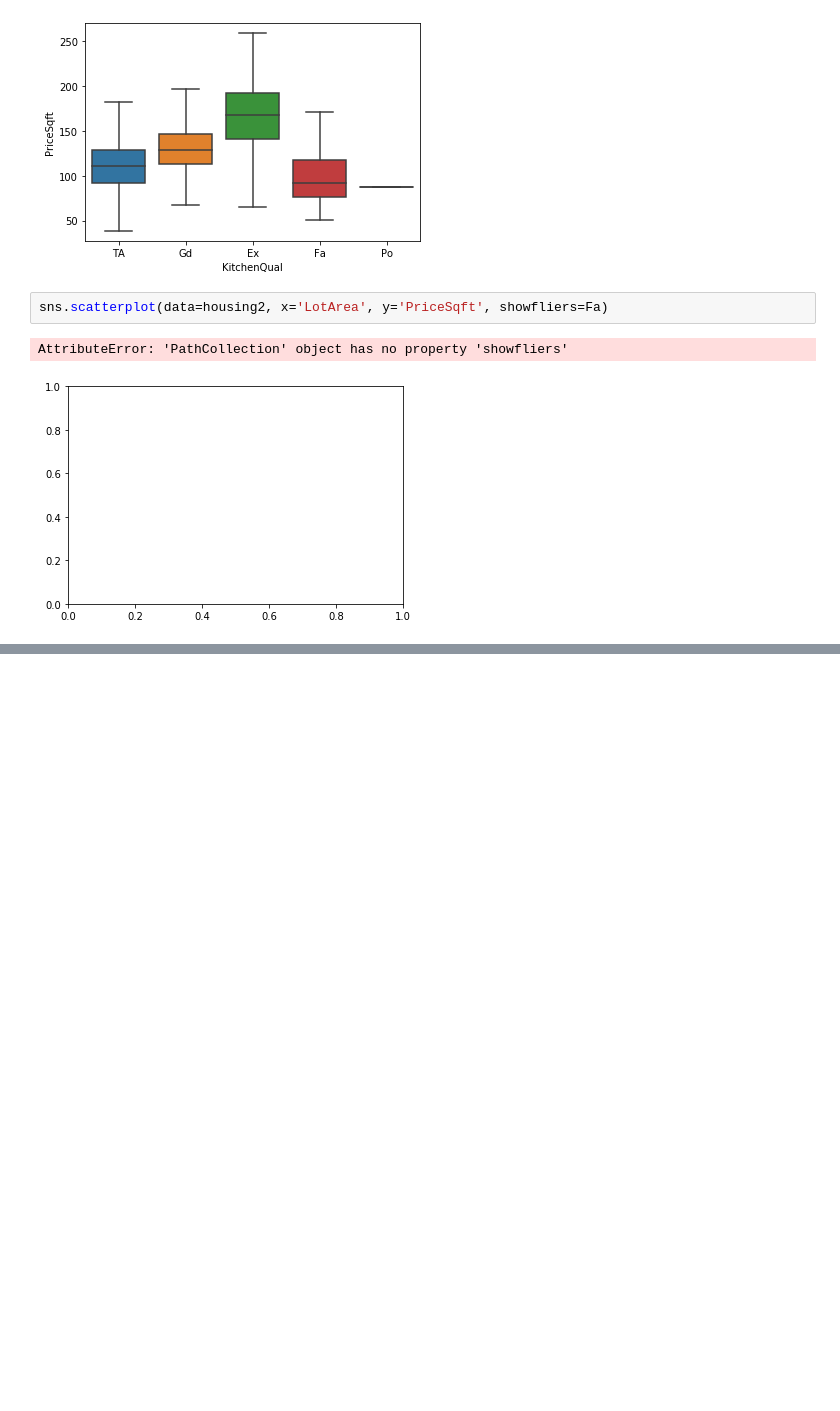
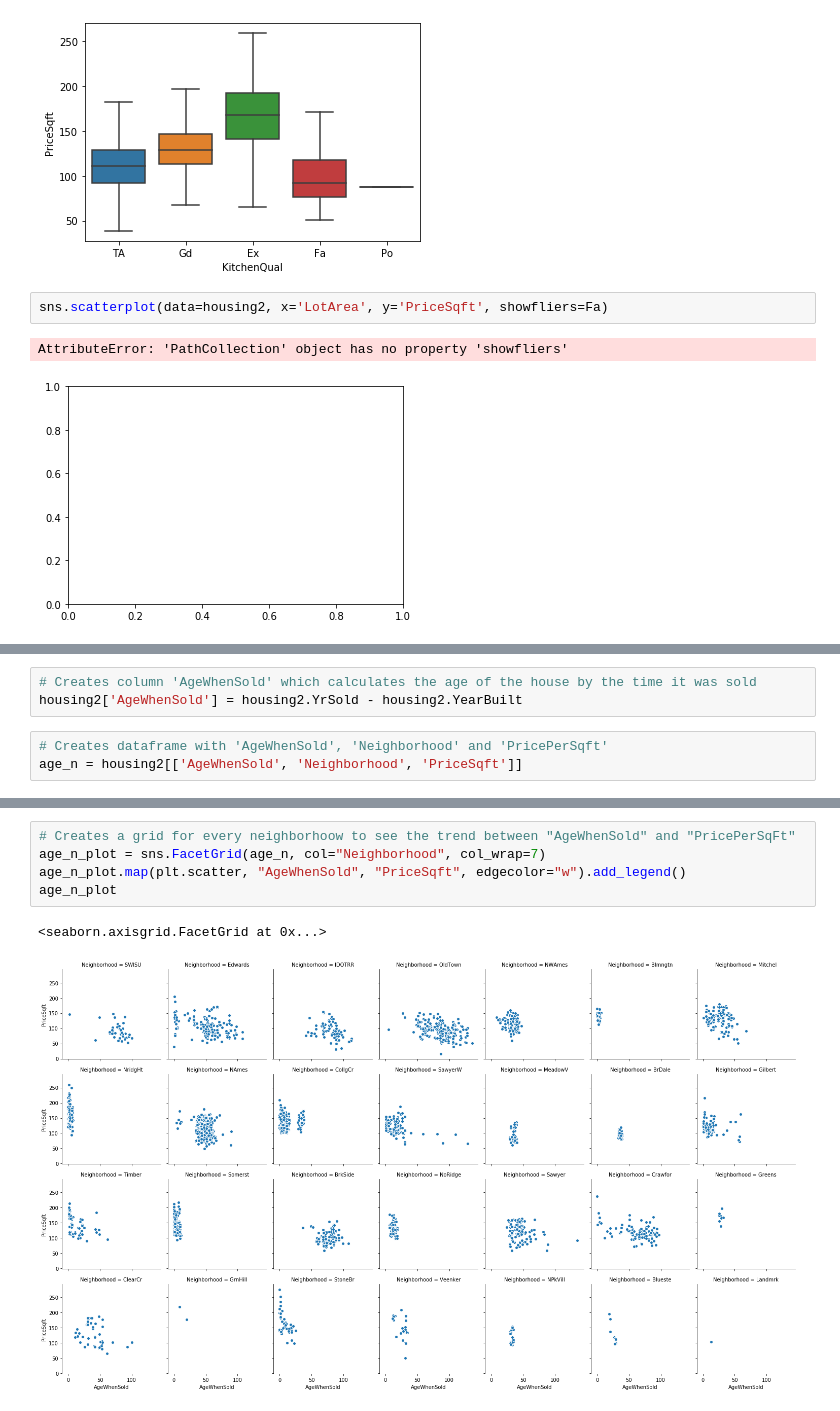
Before and after one commit to randypantinople/machineLearningTeamProject, a Jupyter notebook: Ames ML Project(Team).ipynb, the cells around one changed output, grey strips where cells are left out. Cells and saved outputs as stored; diff of their text form; blank space fills up the shorter version.

Commit message:
Added Age & Neighborhood Combo and Trend of the price per year

```diff
--- a/Ames ML Project(Team).ipynb
+++ b/Ames ML Project(Team).ipynb
@@ -784,0 +787,6 @@ AttributeError: 'PathCollection' object has no property 'showfliers'
+# %%
+# Creates column 'AgeWhenSold' which calculates the age of the house by the time it was sold
+housing2['AgeWhenSold'] = housing2.YrSold - housing2.YearBuilt
+# %%
+# Creates dataframe with 'AgeWhenSold', 'Neighborhood' and 'PricePerSqft'
+age_n = housing2[['AgeWhenSold', 'Neighborhood', 'PriceSqft']]
@@ -784,0 +811,8 @@ AttributeError: 'PathCollection' object has no property 'showfliers'
+# %%
+# Creates a grid for every neighborhoow to see the trend between "AgeWhenSold" and "PricePerSqFt"
+age_n_plot = sns.FacetGrid(age_n, col="Neighborhood", col_wrap=7)
+age_n_plot.map(plt.scatter, "AgeWhenSold", "PriceSqft", edgecolor="w").add_legend()
+age_n_plot
+# %% [output]
+<seaborn.axisgrid.FacetGrid at 0x...>
+[figure, added]
```
Also changed, not shown: parts of 6 cells of this notebook, 1 other file.
